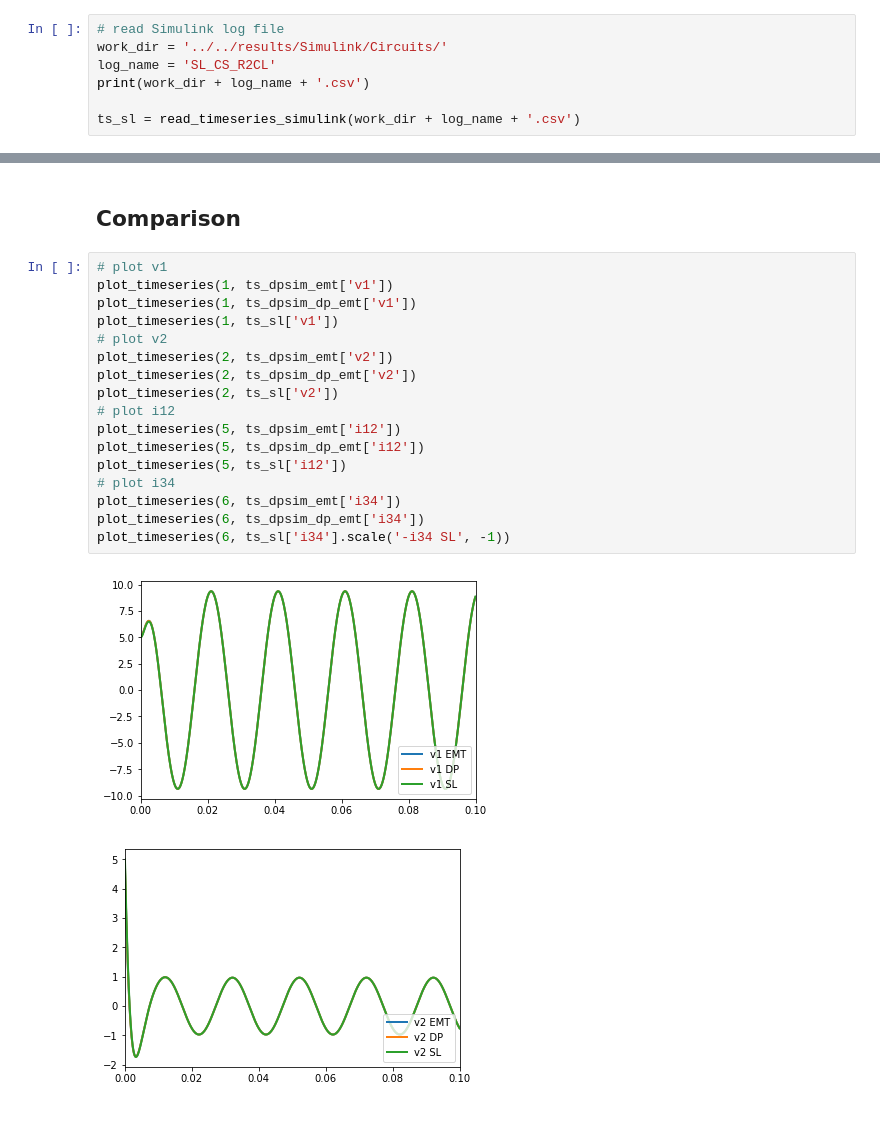
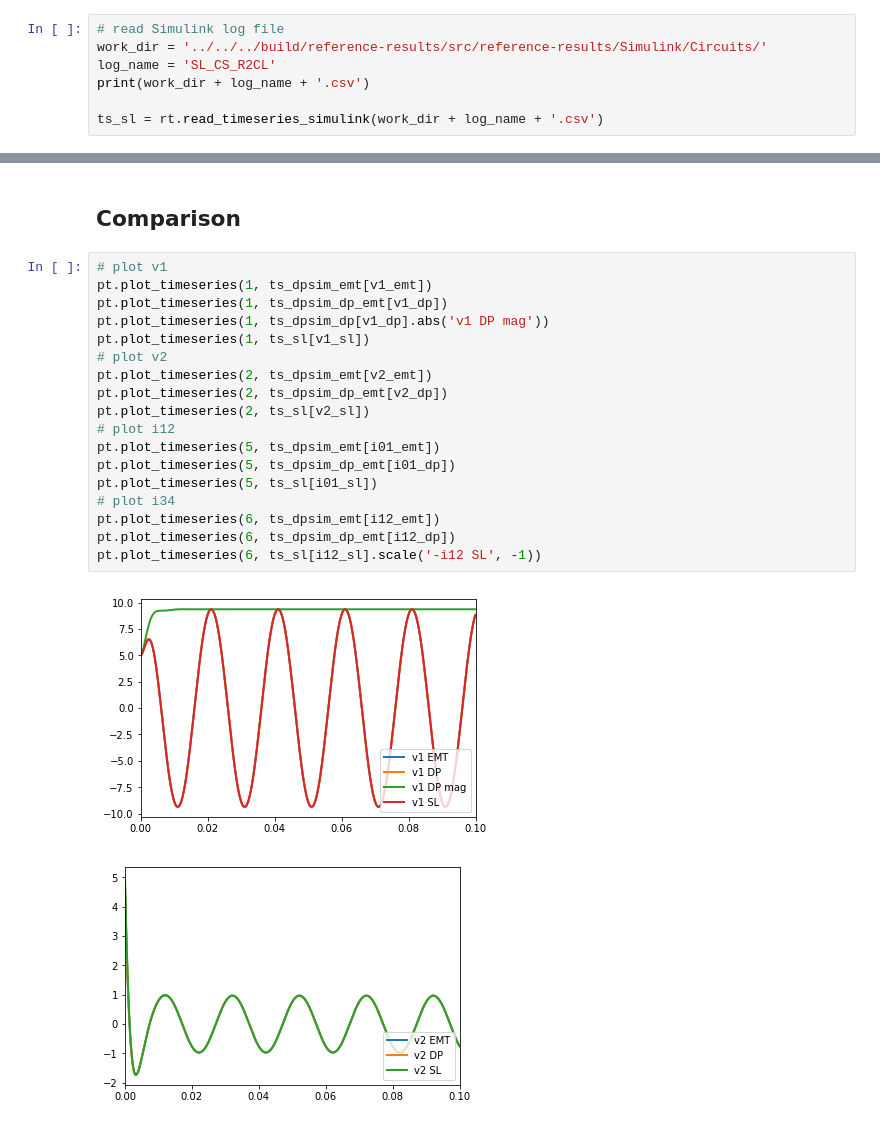
Before and after one commit to ElsevierSoftwareX/SOFTX_2018_244, a Jupyter notebook: Examples/Notebooks/Circuits/CS_R2CL.ipynb, the cells around one changed output, grey strips where cells are left out. Drawn from its saved outputs; the diff is of its cells as text.

Commit message:
update nbs and images

```diff
--- a/Examples/Notebooks/Circuits/CS_R2CL.ipynb
+++ b/Examples/Notebooks/Circuits/CS_R2CL.ipynb
@@ -179,9 +172,9 @@ pt.plot_timeseries(2, ts_dpsim_dp_emt[i23])
 ## Simulink reference results
 # %%
 # read Simulink log file
-work_dir = '../../results/Simulink/Circuits/'
+work_dir = '../../../build/reference-results/src/reference-results/Simulink/Circuits/'
 log_name = 'SL_CS_R2CL'
 print(work_dir + log_name + '.csv')
 
-ts_sl = read_timeseries_simulink(work_dir + log_name + '.csv')
+ts_sl = rt.read_timeseries_simulink(work_dir + log_name + '.csv')
 # %% [output]
@@ -206,23 +204,24 @@ plot_timeseries(2, ts_sl['i34'])
 ## Comparison
 # %%
 # plot v1
-plot_timeseries(1, ts_dpsim_emt['v1'])
-plot_timeseries(1, ts_dpsim_dp_emt['v1'])
-plot_timeseries(1, ts_sl['v1'])
+pt.plot_timeseries(1, ts_dpsim_emt[v1_emt])
+pt.plot_timeseries(1, ts_dpsim_dp_emt[v1_dp])
+pt.plot_timeseries(1, ts_dpsim_dp[v1_dp].abs('v1 DP mag'))
+pt.plot_timeseries(1, ts_sl[v1_sl])
 # plot v2
-plot_timeseries(2, ts_dpsim_emt['v2'])
-plot_timeseries(2, ts_dpsim_dp_emt['v2'])
-plot_timeseries(2, ts_sl['v2'])
+pt.plot_timeseries(2, ts_dpsim_emt[v2_emt])
+pt.plot_timeseries(2, ts_dpsim_dp_emt[v2_dp])
+pt.plot_timeseries(2, ts_sl[v2_sl])
 # plot i12
-plot_timeseries(5, ts_dpsim_emt['i12'])
-plot_timeseries(5, ts_dpsim_dp_emt['i12'])
-plot_timeseries(5, ts_sl['i12'])
+pt.plot_timeseries(5, ts_dpsim_emt[i01_emt])
+pt.plot_timeseries(5, ts_dpsim_dp_emt[i01_dp])
+pt.plot_timeseries(5, ts_sl[i01_sl])
 # plot i34
-plot_timeseries(6, ts_dpsim_emt['i34'])
-plot_timeseries(6, ts_dpsim_dp_emt['i34'])
-plot_timeseries(6, ts_sl['i34'].scale('-i34 SL', -1))
+pt.plot_timeseries(6, ts_dpsim_emt[i12_emt])
+pt.plot_timeseries(6, ts_dpsim_dp_emt[i12_dp])
+pt.plot_timeseries(6, ts_sl[i12_sl].scale('-i12 SL', -1))
 # %% [output]
-[figure, old version]
+[figure, new version]
 [figure]
 [figure]
 [figure]
```
Also changed, not shown: parts of 10 cells of this notebook, 4 other files.
